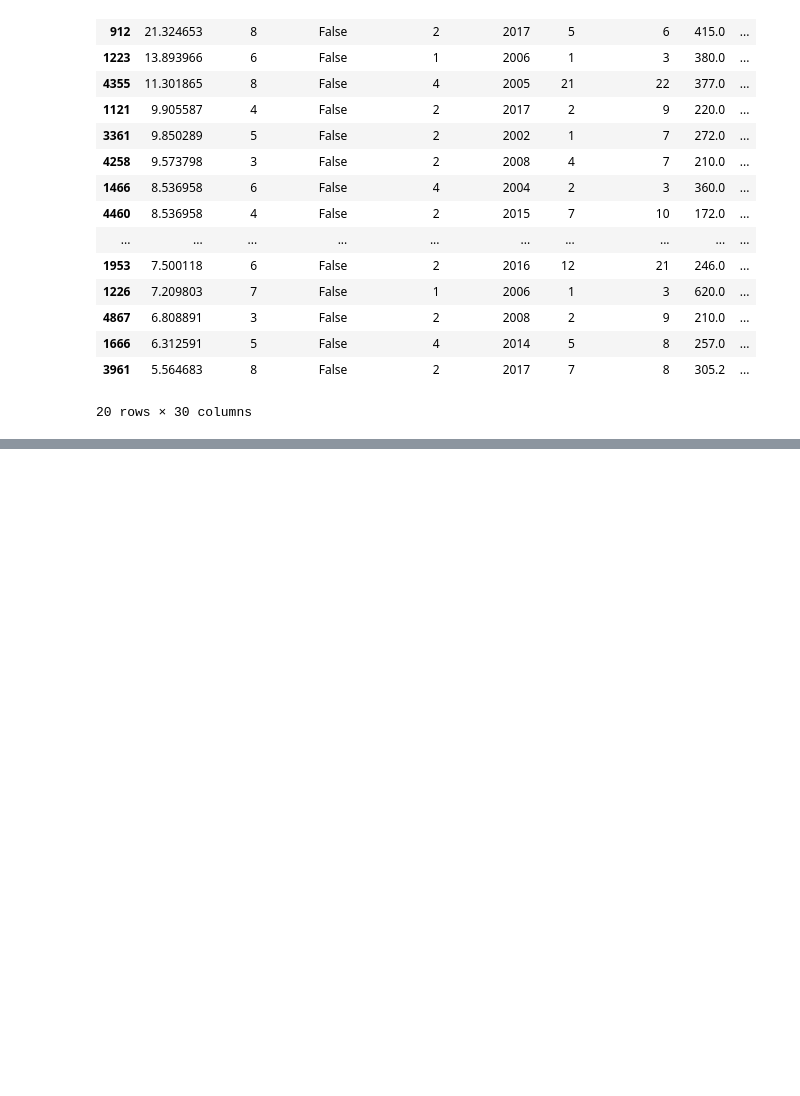
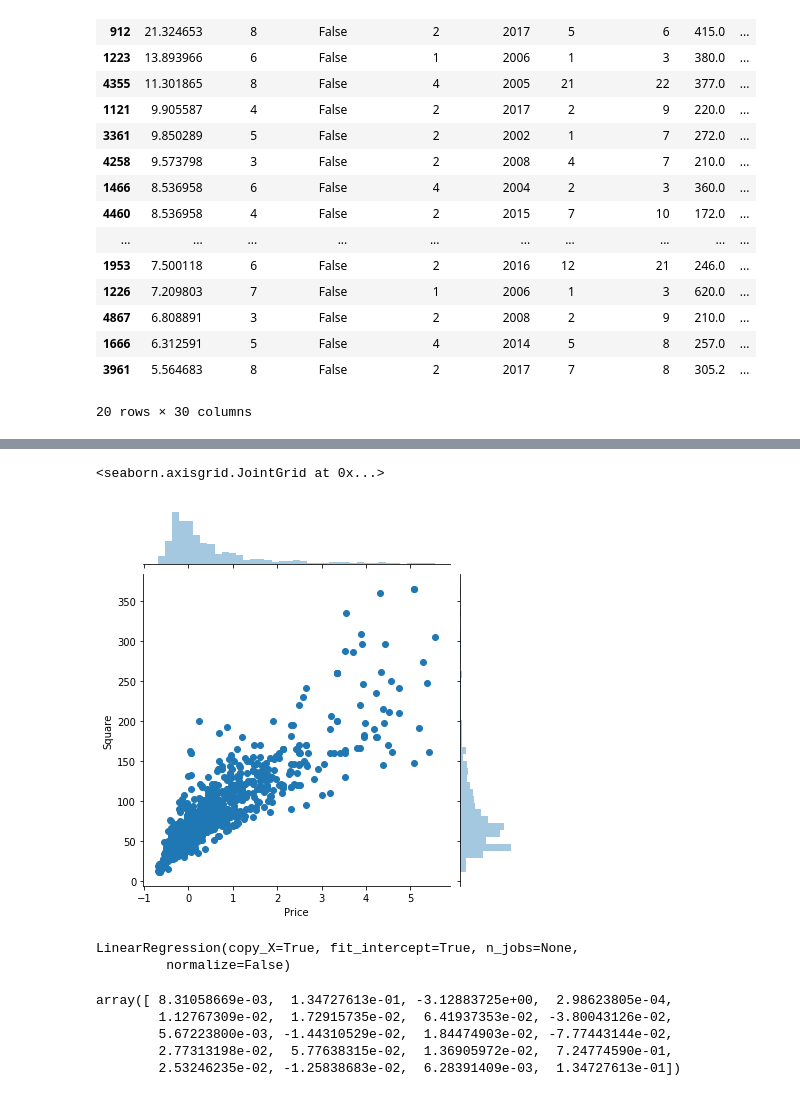
Before and after one commit to DimashOngda/KRISHA_Data_Analysis, a Jupyter notebook: KRISHA.ipynb, the cells around one changed output, grey strips where cells are left out. Saved outputs shown, nothing was run; the diff lists cells and outputs as text; code cells hidden in the pictures; blank space fills up the shorter version.

```diff
--- a/KRISHA.ipynb
+++ b/KRISHA.ipynb
@@ -658,0 +701,5 @@ TypeError: numpy boolean subtract, the `-` operator, is deprecated, use the bitw
+# %%
+sns.jointplot(data = df2[df2['City']=='Almaty'] , x = 'Price' , y = 'Square')
+# %% [output]
+<seaborn.axisgrid.JointGrid at 0x...>
+[figure, added]
@@ -658,0 +720,13 @@ TypeError: numpy boolean subtract, the `-` operator, is deprecated, use the bitw
+# %%
+sm.fit(X_train , y_train)
+# %% [output]
+LinearRegression(copy_X=True, fit_intercept=True, n_jobs=None,
+         normalize=False)
+# %%
+sm.coef_
+# %% [output]
+array([ 8.31058669e-03,  1.34727613e-01, -3.12883725e+00,  2.98623805e-04,
+        1.12767309e-02,  1.72915735e-02,  6.41937353e-02, -3.80043126e-02,
+        5.67223800e-03, -1.44310529e-02,  1.84474903e-02, -7.77443144e-02,
+        2.77313198e-02,  5.77638315e-02,  1.36905972e-02,  7.24774590e-01,
+        2.53246235e-02, -1.25838683e-02,  6.28391409e-03,  1.34727613e-01])
```
Also changed, not shown: parts of 29 cells of this notebook.
